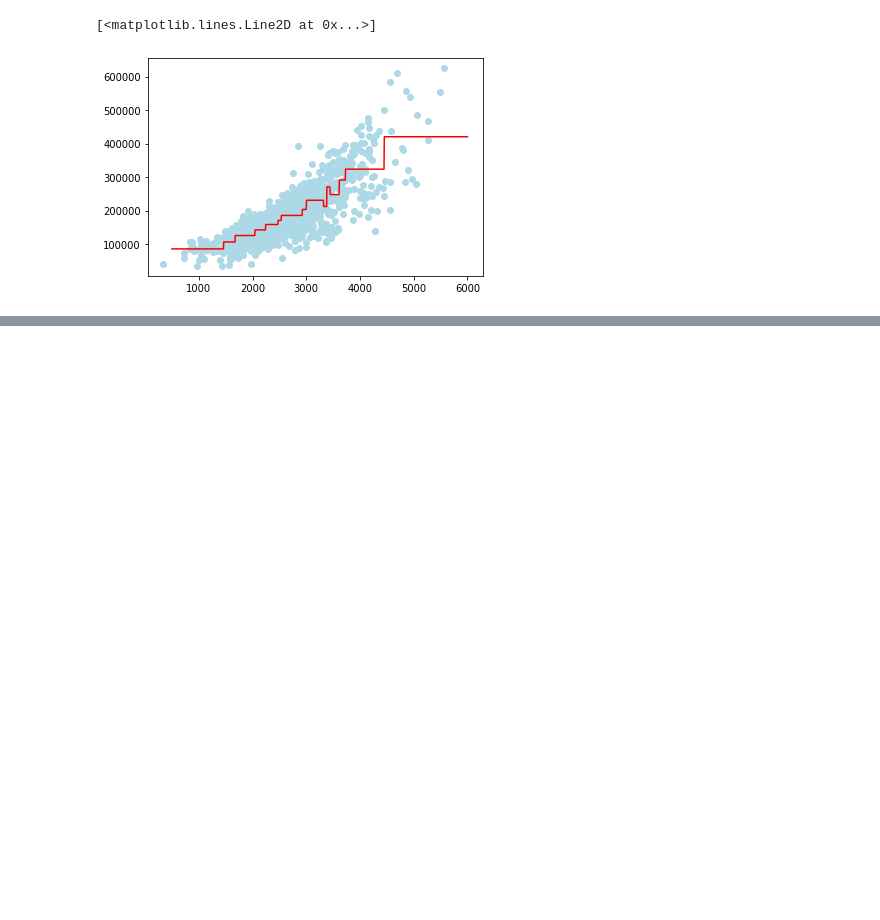
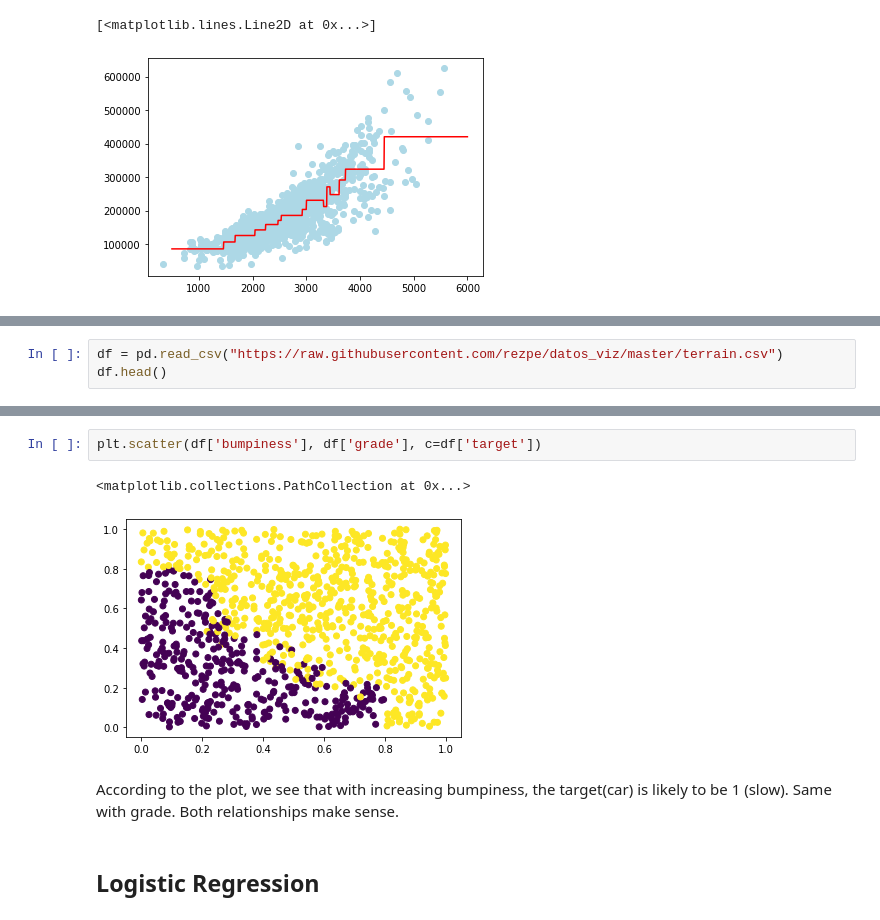
Before and after one commit to dan1dr/master_DS, a Jupyter notebook: 4.Machine_Learning/Supervised_Learning.ipynb, the cells around one changed output, grey strips where cells are left out. Drawn from its saved outputs; the diff is of its cells as text; blank space fills up the shorter version.

```diff
--- a/4.Machine_Learning/Supervised_Learning.ipynb
+++ b/4.Machine_Learning/Supervised_Learning.ipynb
@@ -433,0 +440,3 @@ plt.plot(x_hip, reg.predict(pd.DataFrame(x_hip)), c='red')
+# %%
+df = pd.read_csv("https://raw.githubusercontent.com/rezpe/datos_viz/master/terrain.csv")
+df.head()
@@ -433,0 +484,9 @@ plt.plot(x_hip, reg.predict(pd.DataFrame(x_hip)), c='red')
+# %%
+plt.scatter(df['bumpiness'], df['grade'], c=df['target'])
+# %% [output]
+<matplotlib.collections.PathCollection at 0x...>
+[figure, added]
+# %% [markdown]
+According to the plot, we see that with increasing bumpiness, the target(car) is likely to be 1 (slow). Same with grade. Both relationships make sense.
+# %% [markdown]
+## Logistic Regression
```
Also changed, not shown: parts of 57 cells of this notebook.
